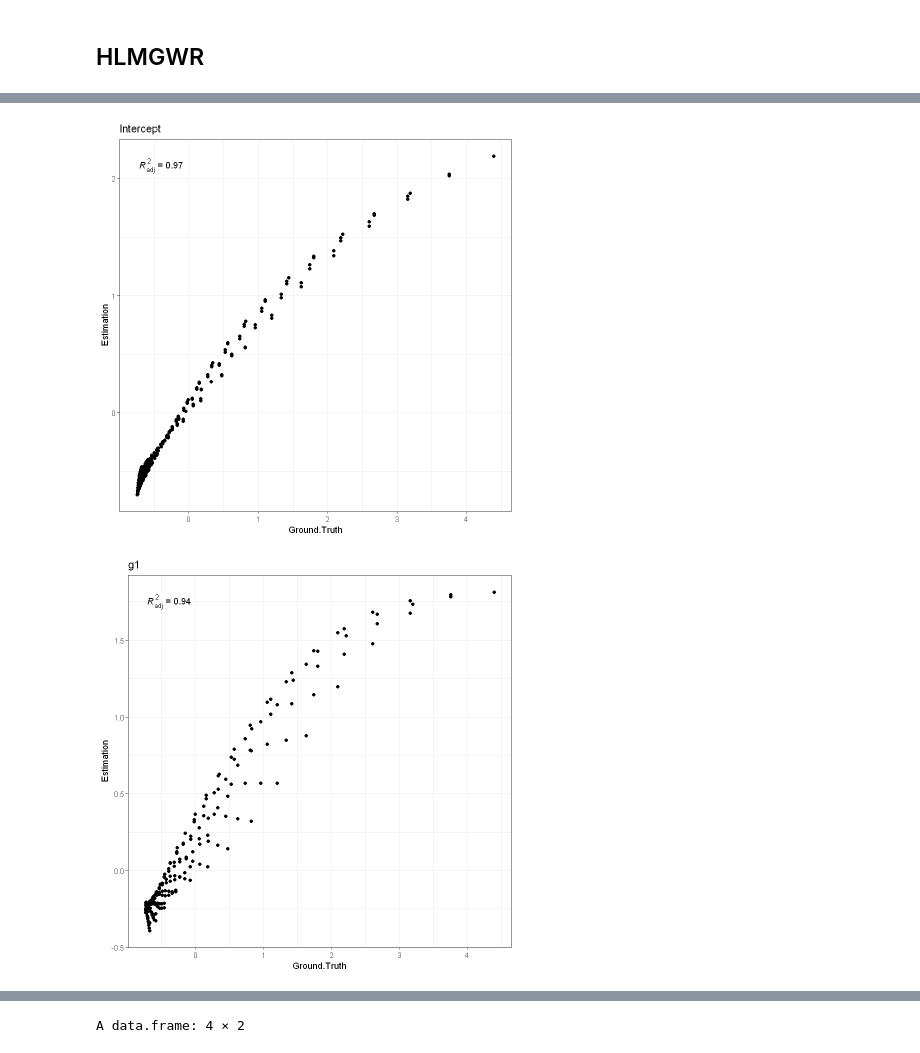
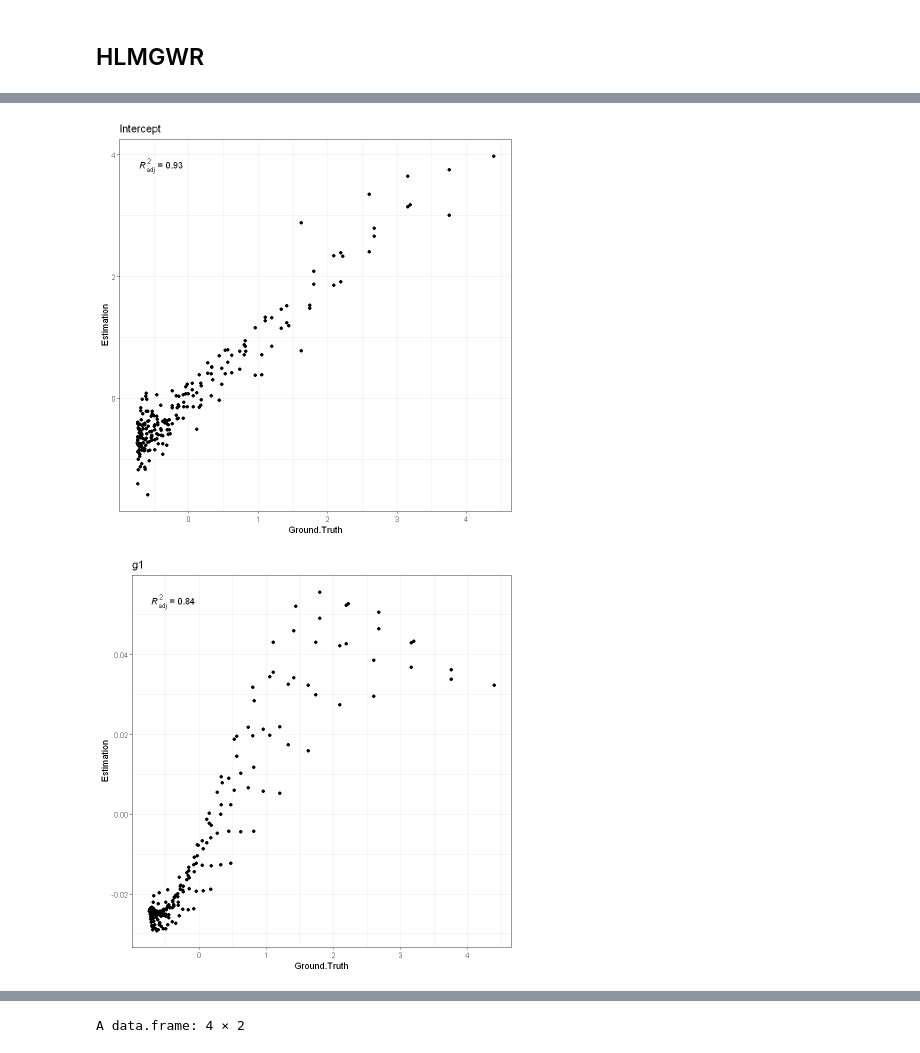
Before and after one commit to HPDell/hgwr, a Jupyter notebook: scripts/check_result.ipynb, the cells around one changed output, grey strips where cells are left out. Cells and saved outputs as stored; diff of their text form; code cells hidden in the pictures.

Commit message:
edit: check hlmgwr coefficients

```diff
--- a/scripts/check_result.ipynb
+++ b/scripts/check_result.ipynb
@@ -229,3 +229,15 @@ data.frame(Ground.Truth = beta0$h1, Estimation = hlm_beta$h1) %>%
 [figure]
 # %% [markdown]
 ## HLMGWR
+# %%
+hlmgwr_beta <- t(read.csv("../data/hlmgwr_hat_beta.csv", header = F)[1])
+hlmgwr_gamma <- read.csv("../data/hlmgwr_hat_gamma.csv", header = F)
+hlmgwr_mu <- read.csv("../data/hlmgwr_hat_mu.csv", header = F)
+hlmgwr_coef <- cbind(
+    Intercept = hlmgwr_gamma[,1] + hlmgwr_mu[,1] + hlmgwr_beta[1],
+    hlmgwr_gamma[-1],
+    hlmgwr_mu[-1],
+    hlmgwr_beta[-1]
+)
+colnames(hlmgwr_coef) <- c("Intercept", "g1", "h1", "h2")
+head(hlmgwr_coef)
@@ -232,27 +254,25 @@ data.frame(Ground.Truth = beta0$h1, Estimation = hlm_beta$h1) %>%
 # %%
-hlmgwr_beta = read.csv("../data/hlmgwr_beta_hat.csv", header = F)
-colnames(hlmgwr_beta) <- c("Intercept", "g1", "h1", "h2")
-data.frame(Ground.Truth = beta0$Intercept, Estimation = hlmgwr_beta$Intercept) %>%
+data.frame(Ground.Truth = beta0$Intercept, Estimation = hlmgwr_coef$Intercept) %>%
     ggplot(aes(Ground.Truth, Estimation)) +
     geom_point() +
     stat_poly_eq(aes(label = paste(..adj.rr.label..)), formula = y ~ x, parse = T) +
     # coord_fixed() +
     labs(title = "Intercept") +
     theme_bw()
-data.frame(Ground.Truth = beta0$g1, Estimation = hlmgwr_beta$g1) %>%
+data.frame(Ground.Truth = beta0$g1, Estimation = hlmgwr_coef$g1) %>%
     ggplot(aes(Ground.Truth, Estimation)) +
     geom_point() +
     stat_poly_eq(aes(label = paste(..adj.rr.label..)), formula = y ~ x, parse = T) +
     # coord_fixed() +
     labs(title = "g1") +
     theme_bw()
-data.frame(Ground.Truth = beta0$h1, Estimation = hlmgwr_beta$h1) %>%
+data.frame(Ground.Truth = beta0$h1, Estimation = hlmgwr_coef$h1) %>%
     ggplot(aes(Ground.Truth, Estimation)) +
     geom_point() +
     stat_poly_eq(aes(label = paste(..adj.rr.label..)), formula = y ~ x, parse = T) +
     # coord_fixed() +
     labs(title = "h1") +
     theme_bw()
 # %% [output]
-[figure, old version]
+[figure, new version]
-[figure, old version]
+[figure, new version]
```
Also changed, not shown: parts of 2 cells of this notebook.
